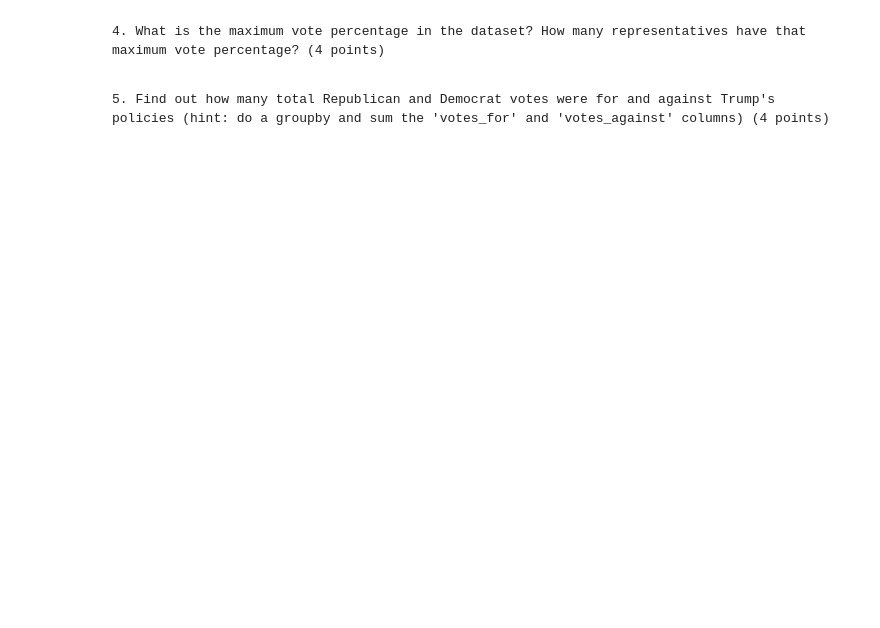
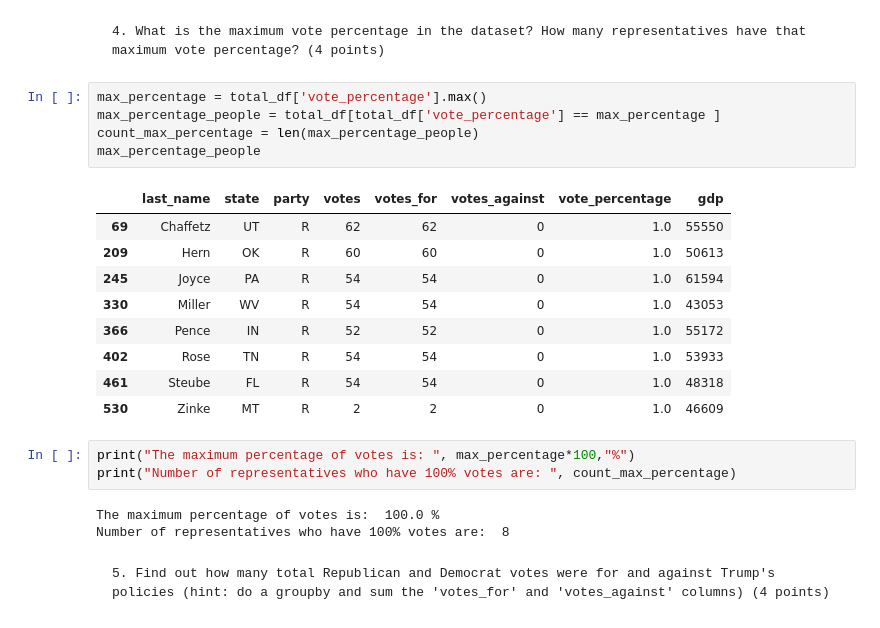
Before and after one commit to ahsan-fayyaz/Probability-Statistics-CSC217, a Jupyter notebook: final_exam/Final_Exam.ipynb, the cells around one changed output. Saved outputs shown, nothing was run; the diff lists cells and outputs as text; blank space fills up the shorter version.

```diff
--- a/final_exam/Final_Exam.ipynb
+++ b/final_exam/Final_Exam.ipynb
@@ -37,4 +69,25 @@ total_df.head()
 # %% [markdown]
     4. What is the maximum vote percentage in the dataset? How many representatives have that maximum vote percentage? (4 points)
+# %%
+max_percentage = total_df['vote_percentage'].max()
+max_percentage_people = total_df[total_df['vote_percentage'] == max_percentage ]
+count_max_percentage = len(max_percentage_people)
+max_percentage_people
+# %% [output]
+|  | last_name | state | party | votes | votes_for | votes_against | vote_percentage | gdp |
+| 69 | Chaffetz | UT | R | 62 | 62 | 0 | 1.0 | 55550 |
+| 209 | Hern | OK | R | 60 | 60 | 0 | 1.0 | 50613 |
+| 245 | Joyce | PA | R | 54 | 54 | 0 | 1.0 | 61594 |
+| 330 | Miller | WV | R | 54 | 54 | 0 | 1.0 | 43053 |
+| 366 | Pence | IN | R | 52 | 52 | 0 | 1.0 | 55172 |
+| 402 | Rose | TN | R | 54 | 54 | 0 | 1.0 | 53933 |
+| 461 | Steube | FL | R | 54 | 54 | 0 | 1.0 | 48318 |
+| 530 | Zinke | MT | R | 2 | 2 | 0 | 1.0 | 46609 |
+# %%
+print("The maximum percentage of votes is: ", max_percentage*100,"%")
+print("Number of representatives who have 100% votes are: ", count_max_percentage)
+# %% [output]
+The maximum percentage of votes is:  100.0 %
+Number of representatives who have 100% votes are:  8
 # %% [markdown]
     5. Find out how many total Republican and Democrat votes were for and against Trump's policies (hint: do a groupby and sum the 'votes_for' and 'votes_against' columns) (4 points)
```
Also changed, not shown: parts of 26 cells of this notebook, 1 other file.
